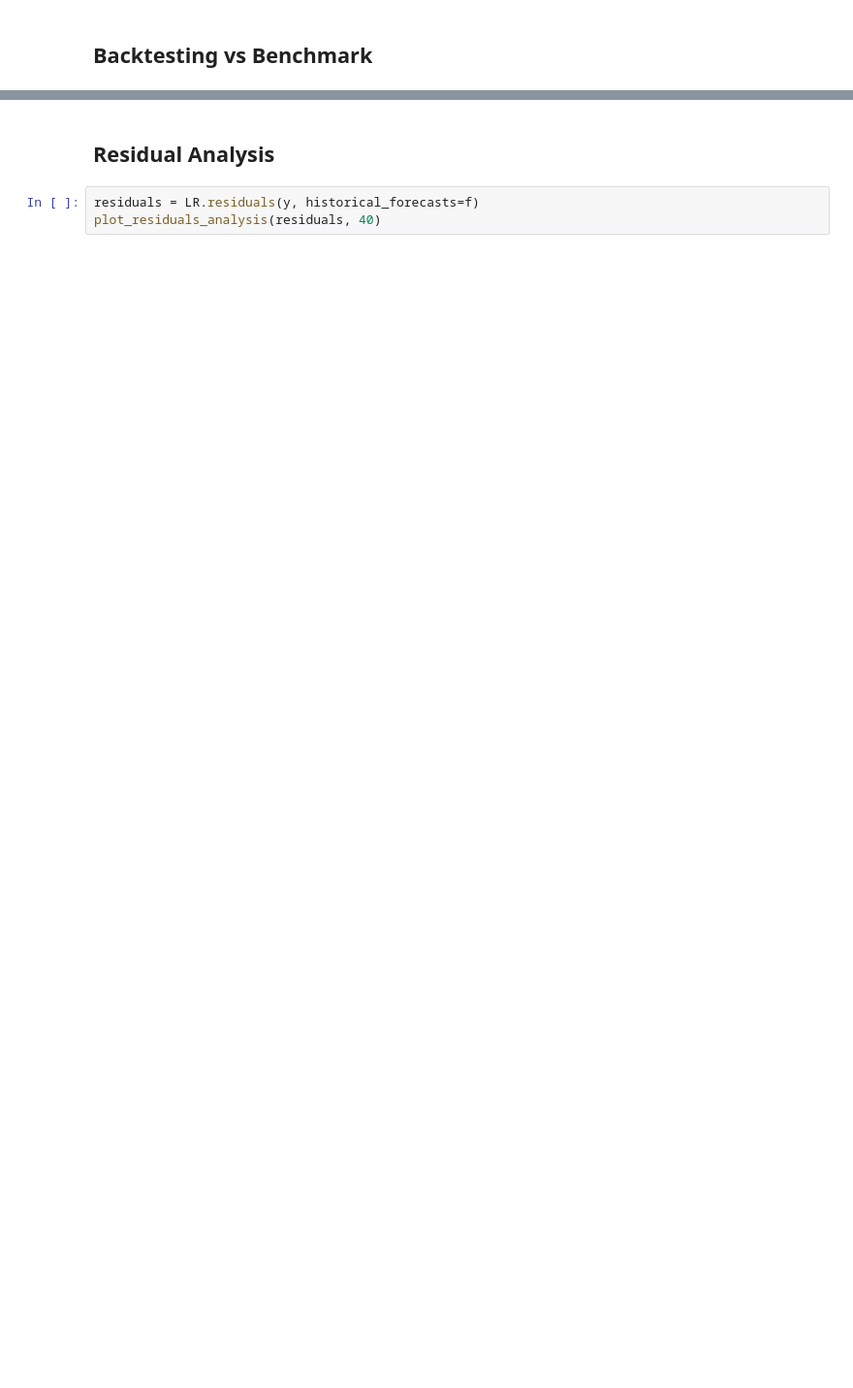
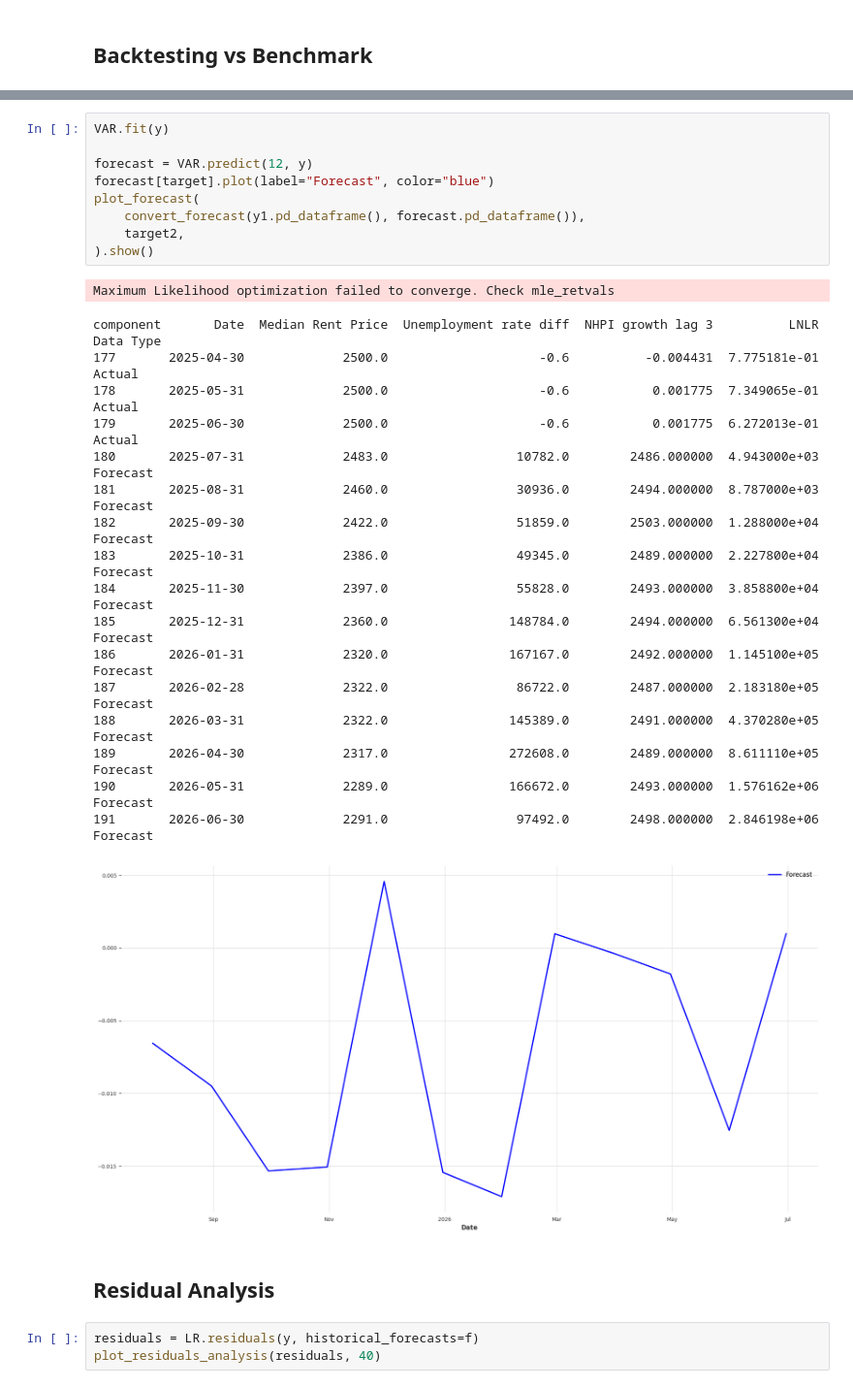
Before and after one commit to PakAndrey/Canada-RE-forecasting, a Jupyter notebook: Toronto_rent_forecasting.ipynb, the cells around one changed output, grey strips where cells are left out. Shown at 97% size. Cells and saved outputs as stored; diff of their text form; blank space fills up the shorter version.

```diff
--- a/Toronto_rent_forecasting.ipynb
+++ b/Toronto_rent_forecasting.ipynb
@@ -370,3 +497,31 @@ mape: 2.7172
+# %%
+VAR.fit(y)
+
+forecast = VAR.predict(12, y)
+forecast[target].plot(label="Forecast", color="blue")
+plot_forecast(
+    convert_forecast(y1.pd_dataframe(), forecast.pd_dataframe()),
+    target2,
+).show()
+# %% [output]
+Maximum Likelihood optimization failed to converge. Check mle_retvals
+component       Date  Median Rent Price  Unemployment rate diff  NHPI growth lag 3          LNLR Data Type
+177       2025-04-30             2500.0                    -0.6          -0.004431  7.775181e-01    Actual
+178       2025-05-31             2500.0                    -0.6           0.001775  7.349065e-01    Actual
+179       2025-06-30             2500.0                    -0.6           0.001775  6.272013e-01    Actual
+180       2025-07-31             2483.0                 10782.0        2486.000000  4.943000e+03  Forecast
+181       2025-08-31             2460.0                 30936.0        2494.000000  8.787000e+03  Forecast
+182       2025-09-30             2422.0                 51859.0        2503.000000  1.288000e+04  Forecast
+183       2025-10-31             2386.0                 49345.0        2489.000000  2.227800e+04  Forecast
+184       2025-11-30             2397.0                 55828.0        2493.000000  3.858800e+04  Forecast
+185       2025-12-31             2360.0                148784.0        2494.000000  6.561300e+04  Forecast
+186       2026-01-31             2320.0                167167.0        2492.000000  1.145100e+05  Forecast
+187       2026-02-28             2322.0                 86722.0        2487.000000  2.183180e+05  Forecast
+188       2026-03-31             2322.0                145389.0        2491.000000  4.370280e+05  Forecast
+189       2026-04-30             2317.0                272608.0        2489.000000  8.611110e+05  Forecast
+190       2026-05-31             2289.0                166672.0        2493.000000  1.576162e+06  Forecast
+191       2026-06-30             2291.0                 97492.0        2498.000000  2.846198e+06  Forecast
+[figure, added]
 # %% [markdown]
 ## Residual Analysis
 # %%
```
Also changed, not shown: parts of 10 cells of this notebook, 5 other files.
